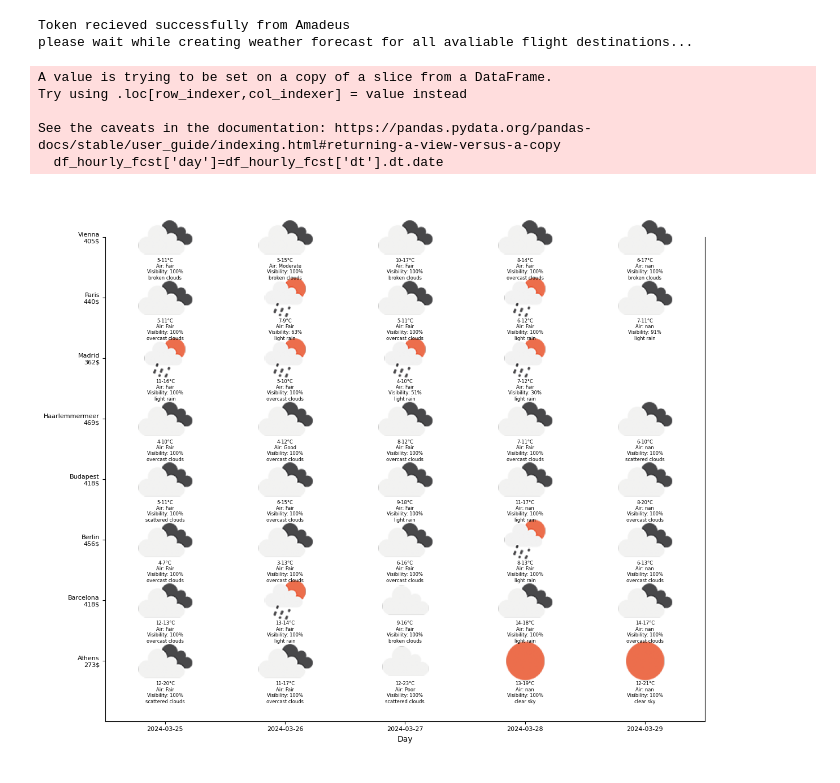
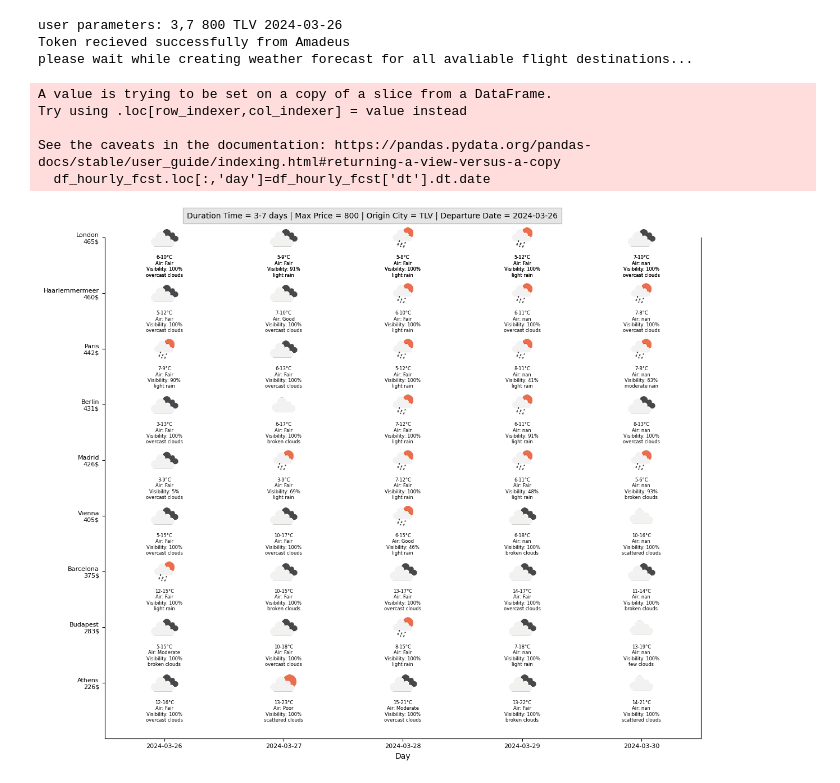
Before and after one commit to TomerDagan/Flight_Destinations_Forecast, a Jupyter notebook: flight destinations forecast.ipynb, the cells around one changed output. Saved outputs shown, nothing was run; the diff lists cells and outputs as text; code cells hidden in the pictures.

Commit message:
with header on chart and user parameters

```diff
--- a/flight destinations forecast.ipynb
+++ b/flight destinations forecast.ipynb
@@ -309,14 +349,15 @@ def reduce_hourly_forecast_to_daily(df_hourly_fcst):
 # %%
 def main():
+    global duration,maxPrice,origin,depature_date
     try:
-        with open('weather.log', 'w'):
-            logging.info('program starts')
-        depature_date=str(datetime.datetime.now().date() + datetime.timedelta(days=1))
-        duration='3,7'
+        logging.info('program starts')
+        duration,maxPrice,origin,depature_date=get_user_query_parameters()
+        print('user parameters:' ,duration,maxPrice,origin,depature_date)
+        logging.info('user parameters:' ,duration,maxPrice,origin,depature_date)
         global openweathermap_api_key
         openweathermap_api_key='1d1e6d6d2d0af039a64927a9c8578fad'
         amadeus_access_token=get_token_from_amadeus()
-        flight_destinations=get_possible_flight_destinations(amadeus_access_token,origin='TLV',departureDate=depature_date,oneWay='false',duration=duration,nonStop='false',maxPrice=500,viewBy='DATE')
+        flight_destinations=get_possible_flight_destinations(amadeus_access_token,origin=origin,departureDate=depature_date,oneWay='false',duration=duration,nonStop='false',maxPrice=maxPrice,viewBy='DATE')
         df_airport_codes_cities=get_cities_names_with_flight_destinations(flight_destinations)
         df_airport_codes_cities['lon_lan']=df_airport_codes_cities.apply(city_lon_lat,axis=1)
         cities_dict=(df_airport_codes_cities[['city_name','lon_lan']]).to_dict(orient='tight')
@@ -330,7 +371,7 @@ def main():
             lon=cities_dict['data'][i][1]['lon']
             weather_forecast_for_all_destinations=pd.concat([weather_forecast_for_all_destinations,weather_forecast_for_city(openweathermap_api_key,city_name,lat,lon)])
             air_pollution_for_all_destinations=pd.concat([air_pollution_for_all_destinations,get_air_pollution_city(openweathermap_api_key,city_name,lat,lon)])
-            #print('city name: ',city_name,'lat: ',lat,'lon: ',lon)
+            logging.debug('city name: {city_name}lat: {lat}lon: {lon}')
         weather_air_pol_for_all_destinations=pd.merge(left=weather_forecast_for_all_destinations,\
                                                     right=air_pollution_for_all_destinations,\
                                                     how='left',\
@@ -357,7 +398,6 @@ def main():
         daily_fcst=reduce_hourly_forecast_to_daily(weather_air_pol_for_all_destinations)
         daily_fcst['main_weather_img']=daily_fcst['main_weather_icon'].apply(lambda col:f'https://openweathermap.org/img/wn/{col}@2x.png')
         daily_fcst=pd.merge(left=daily_fcst,right=flight_destinations_with_city_names[['city_name','Country name','price.total']],left_on='city_name',right_on='city_name')
-        daily_fcst
         with open('daily_fcst.csv','w') as f:
             daily_fcst.to_csv(f,sep=',',lineterminator='\n',index=False)
     except Exception as e:
@@ -366,20 +406,24 @@ def main():
 
 if __name__ == "__main__":
     main()
+    logging.info('program over')
     logging.shutdown()
 # %% [output]
+user parameters: 3,7 800 TLV 2024-03-26
 Token recieved successfully from Amadeus
 please wait while creating weather forecast for all avaliable flight destinations...
 A value is trying to be set on a copy of a slice from a DataFrame.
 Try using .loc[row_indexer,col_indexer] = value instead
 
 See the caveats in the documentation: https://pandas.pydata.org/pandas-docs/stable/user_guide/indexing.html#returning-a-view-versus-a-copy
-  df_hourly_fcst['day']=df_hourly_fcst['dt'].dt.date
+  df_hourly_fcst.loc[:,'day']=df_hourly_fcst['dt'].dt.date
 # %%
 
-# Assuming you have a DataFrame named daily_fcst
+
+header = f"Duration Time = {duration.replace(',','-')} days | Max Price = {maxPrice} | Origin City = {origin} | Departure Date = {depature_date}"
 
 # Extract unique dates from the 'day' column
+daily_fcst=daily_fcst.sort_values(by='price.total', ascending=True)
 unique_dates = daily_fcst['day'].unique()
 
 # Sort the unique dates
@@ -392,7 +436,7 @@ fig, ax = plt.subplots(figsize=(12, 10))  # Adjust the figsize as needed
 city_positions = {city: index for index, city in enumerate(daily_fcst['city_name'].unique())}
 
 # Define icon size
-icon_size = (200, 200)  # Adjust icon size here
+icon_size = (100, 100)  # Adjust icon size here
 
 # Keep track of seen dates to avoid duplicate x-axis labels
 seen_dates = set()
@@ -410,43 +454,53 @@ y_labels = [f"{city}\n{int(float(daily_fcst[daily_fcst['city_name'] == city]['pr
 ax.set_yticklabels(y_labels, fontsize=8)
 
 # Adjust x-axis limits and positions
 ax.set_xlim(-0.5, len(unique_dates_sorted) - 0.5)
 
 # Iterate over each row in the DataFrame
 for index, row in daily_fcst.iterrows():
-    # Load image from URL
-    response = requests.get(row['main_weather_img'])
-    img = plt.imread(BytesIO(response.content))
+    try:
+        # Load image from URL
+        response = requests.get(row['main_weather_img'])
+        img = plt.imread(BytesIO(response.content))
 
-    # Display image on the plot
-    city_position = city_positions[row['city_name']]
-    imagebox = OffsetImage(img, zoom=1)
-    ab = AnnotationBbox(imagebox, (unique_dates_sorted.index(row['day']), city_position), frameon=False)
-    ax.add_artist(ab)
+        # Display image on the plot
+        city_position = city_positions[row['city_name']]
+        imagebox = OffsetImage(img, zoom=0.5)
+        ab = AnnotationBbox(imagebox, (unique_dates_sorted.index(row['day']), city_position), frameon=False)
+        ax.add_artist(ab)
 
-    # Construct text to display below image
-    text_below_image = f"{row['min_daily_temp']}-{row['max_daily_temp']}°C\nAir: {row['main_aqi_desc']}\nVisibility: {row['worst_visibility']}\n{row['main_weather_description']}"
+        # Construct text to display below image
+        text_below_image = f"{row['min_daily_temp']}-{row['max_daily_temp']}°C\nAir: {row['main_aqi_desc']}\nVisibility: {row['worst_visibility']}\n{row['main_weather_description']}"
 
-    # Add text below image (decrease the value to move lower)
-    ax.text(unique_dates_sorted.index(row['day']), city_position - 0.7, text_below_image, ha='center', fontsize=6)
+        # Add text below image (decrease the value to move lower)
+        ax.text(unique_dates_sorted.index(row['day']), city_position - 0.7, text_below_image, ha='center', fontsize=6)
+
+    except Exception as e:
+        # Log the error
+        logging.error("An error occurred while processing row %d: %s", index, e)
+        # Continue to the next iteration
+        continue
 
 
 # Set x-axis ticks and labels
 ax.set_xticks(range(len(unique_dates_sorted)))
 ax.set_xticklabels(unique_dates_sorted, rotation=0, ha='center', fontsize=8)
 
 # Hide top x-axis
 ax.spines['top'].set_visible(False)
 
 # Set x-axis label
 ax.set_xlabel('Day')
 
+# Add header to the plot
+plt.figtext(0.5, 0.98, header, ha='center', fontsize=10, bbox={'facecolor':'gray', 'alpha':0.2, 'pad':5})
+
 # Adjust layout
 plt.tight_layout()
 
 # Your existing code for plotting the chart
 
 # Show the plot
 plt.show()
 # %% [output]
-[figure, old version]
+[figure, new version]
```
Also changed, not shown: parts of 13 cells of this notebook, 2 other files.
